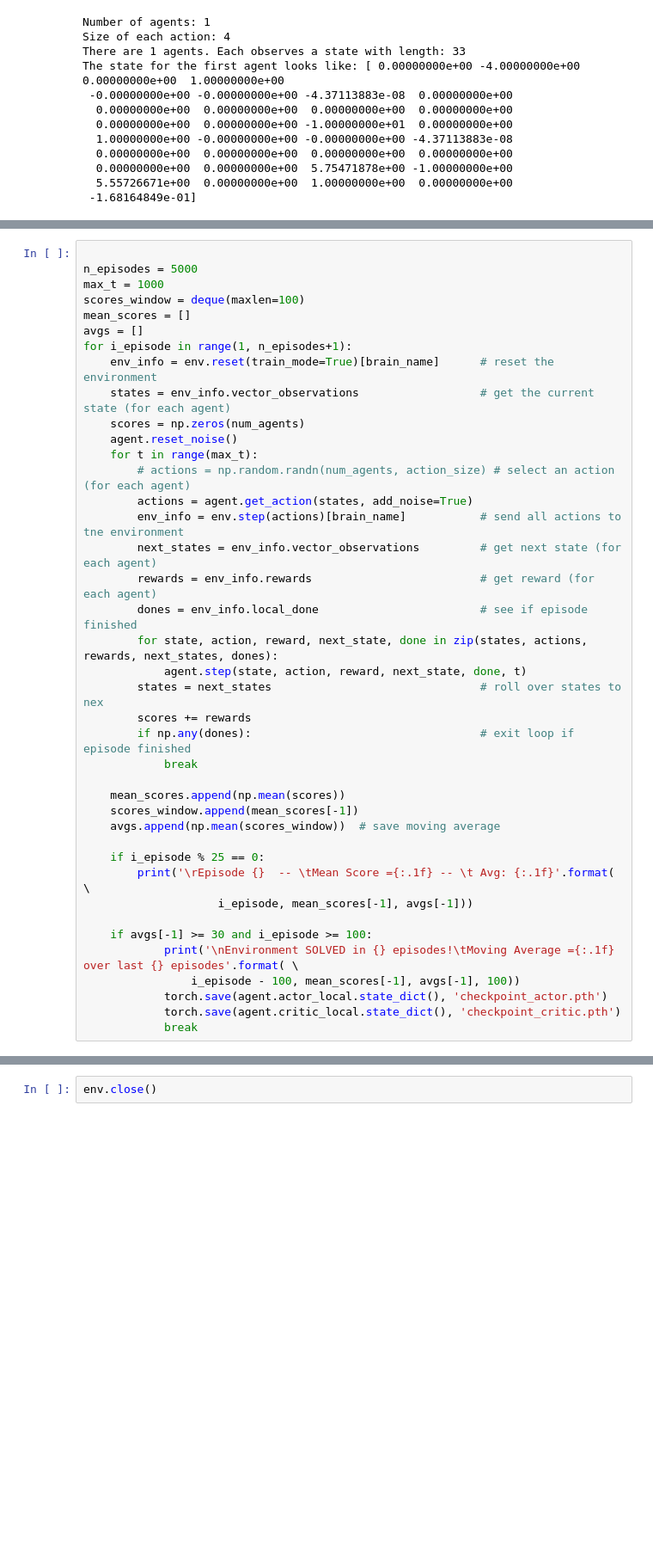
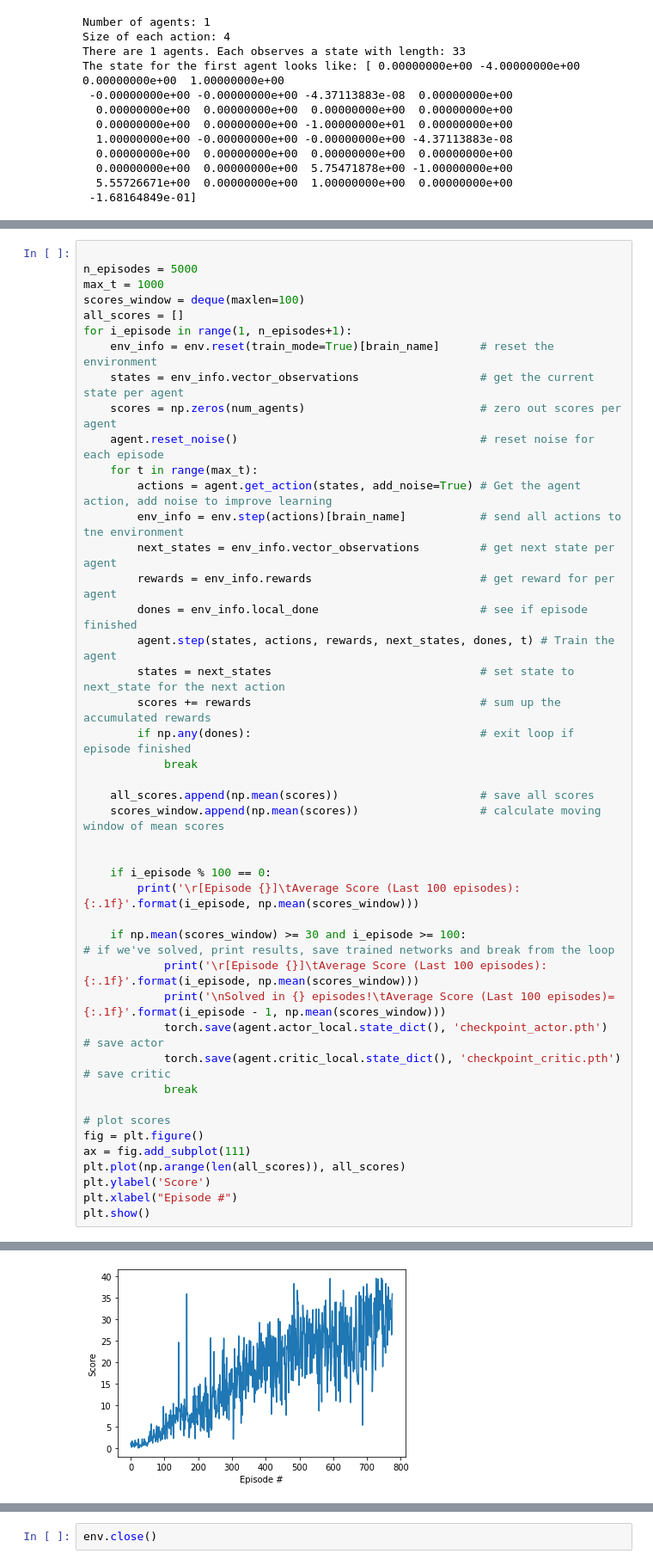
Before and after one commit to RussJH/ContinuousControl, a Jupyter notebook: Continuous_Control.ipynb, the cells around one changed output, grey strips where cells are left out. Shown at 86% size. Saved outputs shown, nothing was run; the diff lists cells and outputs as text; blank space fills up the shorter version.

Commit message:
Updated run with plots

```diff
--- a/Continuous_Control.ipynb
+++ b/Continuous_Control.ipynb
@@ -109,39 +107,43 @@ Of course, as part of the project, you'll have to change the code so that the ag
 n_episodes = 5000
 max_t = 1000
 scores_window = deque(maxlen=100)
-mean_scores = []
-avgs = []
+all_scores = []
 for i_episode in range(1, n_episodes+1):
     env_info = env.reset(train_mode=True)[brain_name]      # reset the environment
-    states = env_info.vector_observations                  # get the current state (for each agent)
-    scores = np.zeros(num_agents)
-    agent.reset_noise()
+    states = env_info.vector_observations                  # get the current state per agent
+    scores = np.zeros(num_agents)                          # zero out scores per agent
+    agent.reset_noise()                                    # reset noise for each episode
     for t in range(max_t):
-        # actions = np.random.randn(num_agents, action_size) # select an action (for each agent)
-        actions = agent.get_action(states, add_noise=True)
+        actions = agent.get_action(states, add_noise=True) # Get the agent action, add noise to improve learning
         env_info = env.step(actions)[brain_name]           # send all actions to tne environment
-        next_states = env_info.vector_observations         # get next state (for each agent)
-        rewards = env_info.rewards                         # get reward (for each agent)
+        next_states = env_info.vector_observations         # get next state per agent
+        rewards = env_info.rewards                         # get reward for per agent
         dones = env_info.local_done                        # see if episode finished
-        for state, action, reward, next_state, done in zip(states, actions, rewards, next_states, dones):
-            agent.step(state, action, reward, next_state, done, t)
-        states = next_states                               # roll over states to nex
-        scores += rewards
+        agent.step(states, actions, rewards, next_states, dones, t) # Train the agent
+        states = next_states                               # set state to next_state for the next action
+        scores += rewards                                  # sum up the accumulated rewards
         if np.any(dones):                                  # exit loop if episode finished
             break
 
-    mean_scores.append(np.mean(scores))
-    scores_window.append(mean_scores[-1])
-    avgs.append(np.mean(scores_window))  # save moving average
+    all_scores.append(np.mean(scores))                     # save all scores
+    scores_window.append(np.mean(scores))                  # calculate moving window of mean scores
 
-    if i_episode % 25 == 0:
-        print('\rEpisode {}  -- \tMean Score ={:.1f} -- \t Avg: {:.1f}'.format( \
-                    i_episode, mean_scores[-1], avgs[-1]))
 
-    if avgs[-1] >= 30 and i_episode >= 100:
-            print('\nEnvironment SOLVED in {} episodes!\tMoving Average ={:.1f} over last {} episodes'.format( \
-                i_episode - 100, mean_scores[-1], avgs[-1], 100))
-            torch.save(agent.actor_local.state_dict(), 'checkpoint_actor.pth')
-            torch.save(agent.critic_local.state_dict(), 'checkpoint_critic.pth')
+    if i_episode % 100 == 0:
+        print('\r[Episode {}]\tAverage Score (Last 100 episodes): {:.1f}'.format(i_episode, np.mean(scores_window)))
+
+    if np.mean(scores_window) >= 30 and i_episode >= 100:                              # if we've solved, print results, save trained networks and break from the loop
+            print('\r[Episode {}]\tAverage Score (Last 100 episodes): {:.1f}'.format(i_episode, np.mean(scores_window)))
+            print('\nSolved in {} episodes!\tAverage Score (Last 100 episodes)={:.1f}'.format(i_episode - 1, np.mean(scores_window)))
+            torch.save(agent.actor_local.state_dict(), 'checkpoint_actor.pth')          # save actor
+            torch.save(agent.critic_local.state_dict(), 'checkpoint_critic.pth')        # save critic
             break
+
+# plot scores
+fig = plt.figure()
+ax = fig.add_subplot(111)
+plt.plot(np.arange(len(all_scores)), all_scores)
+plt.ylabel('Score')
+plt.xlabel("Episode #")
+plt.show()
 # %% [output]
@@ -165 +160,2 @@ Environment SOLVED in 980 episodes!     Moving Average =39.2 over last 30.011599
+[figure, added]
 # %% [markdown]
```
Also changed, not shown: parts of 7 cells of this notebook, 7 other files.
